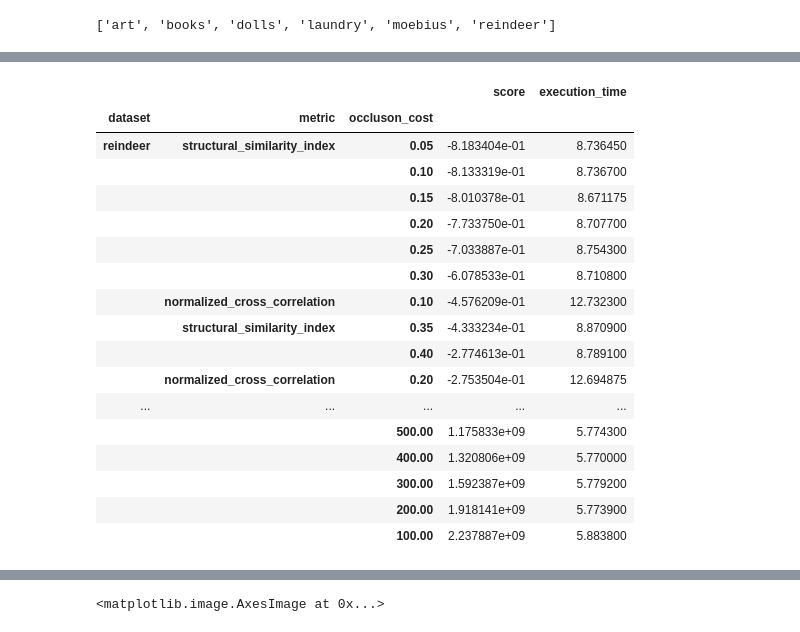
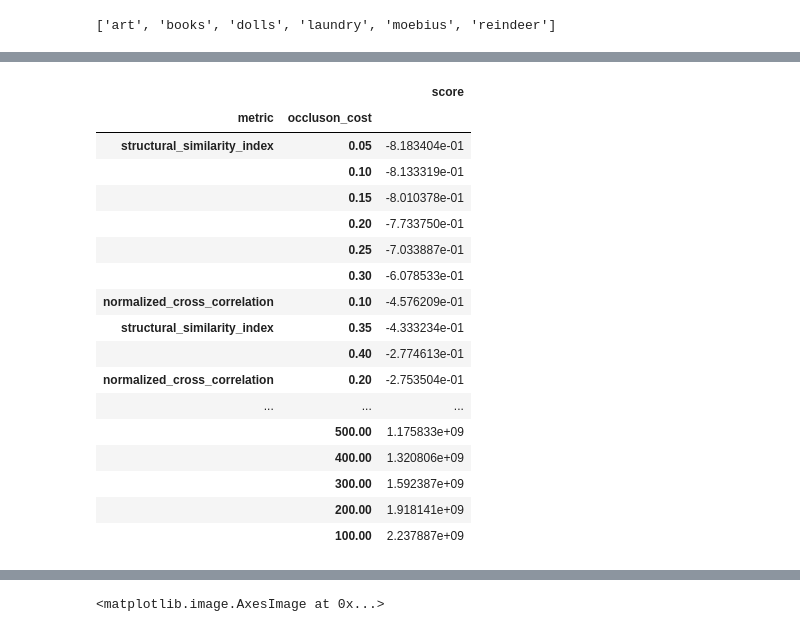
Before and after one commit to hkristof03/StereoMatching, a Jupyter notebook: StereoMatchingDynamicProgramming.ipynb, the cells around one changed output, grey strips where cells are left out. Cells and saved outputs as stored; diff of their text form; code cells hidden in the pictures.

```diff
--- a/StereoMatchingDynamicProgramming.ipynb
+++ b/StereoMatchingDynamicProgramming.ipynb
@@ -182,21 +205,21 @@ df.groupby(['dataset', 'metric', 'block_size'])[['score', 'execution_time']].mea
 # %%
-df.groupby(['dataset', 'metric', 'occluson_cost'])[['score', 'execution_time']].mean().sort_values('score')
+df.groupby(['metric', 'occluson_cost'])[['score']].mean().sort_values('score')
 # %% [output]
-|  |  |  | score | execution_time |
-| dataset | metric | occluson_cost |  |  |
-| reindeer | structural_similarity_index | 0.05 | -8.183404e-01 | 8.736450 |
-|  |  | 0.10 | -8.133319e-01 | 8.736700 |
-|  |  | 0.15 | -8.010378e-01 | 8.671175 |
-|  |  | 0.20 | -7.733750e-01 | 8.707700 |
-|  |  | 0.25 | -7.033887e-01 | 8.754300 |
-|  |  | 0.30 | -6.078533e-01 | 8.710800 |
-|  | normalized_cross_correlation | 0.10 | -4.576209e-01 | 12.732300 |
-|  | structural_similarity_index | 0.35 | -4.333234e-01 | 8.870900 |
-|  |  | 0.40 | -2.774613e-01 | 8.789100 |
-|  | normalized_cross_correlation | 0.20 | -2.753504e-01 | 12.694875 |
-| ... | ... | ... | ... | ... |
-|  |  | 500.00 | 1.175833e+09 | 5.774300 |
-|  |  | 400.00 | 1.320806e+09 | 5.770000 |
-|  |  | 300.00 | 1.592387e+09 | 5.779200 |
-|  |  | 200.00 | 1.918141e+09 | 5.773900 |
-|  |  | 100.00 | 2.237887e+09 | 5.883800 |
+|  |  | score |
+| metric | occluson_cost |  |
+| structural_similarity_index | 0.05 | -8.183404e-01 |
+|  | 0.10 | -8.133319e-01 |
+|  | 0.15 | -8.010378e-01 |
+|  | 0.20 | -7.733750e-01 |
+|  | 0.25 | -7.033887e-01 |
+|  | 0.30 | -6.078533e-01 |
+| normalized_cross_correlation | 0.10 | -4.576209e-01 |
+| structural_similarity_index | 0.35 | -4.333234e-01 |
+|  | 0.40 | -2.774613e-01 |
+| normalized_cross_correlation | 0.20 | -2.753504e-01 |
+| ... | ... | ... |
+|  | 500.00 | 1.175833e+09 |
+|  | 400.00 | 1.320806e+09 |
+|  | 300.00 | 1.592387e+09 |
+|  | 200.00 | 1.918141e+09 |
+|  | 100.00 | 2.237887e+09 |
```
Also changed, not shown: parts of 30 cells of this notebook.
